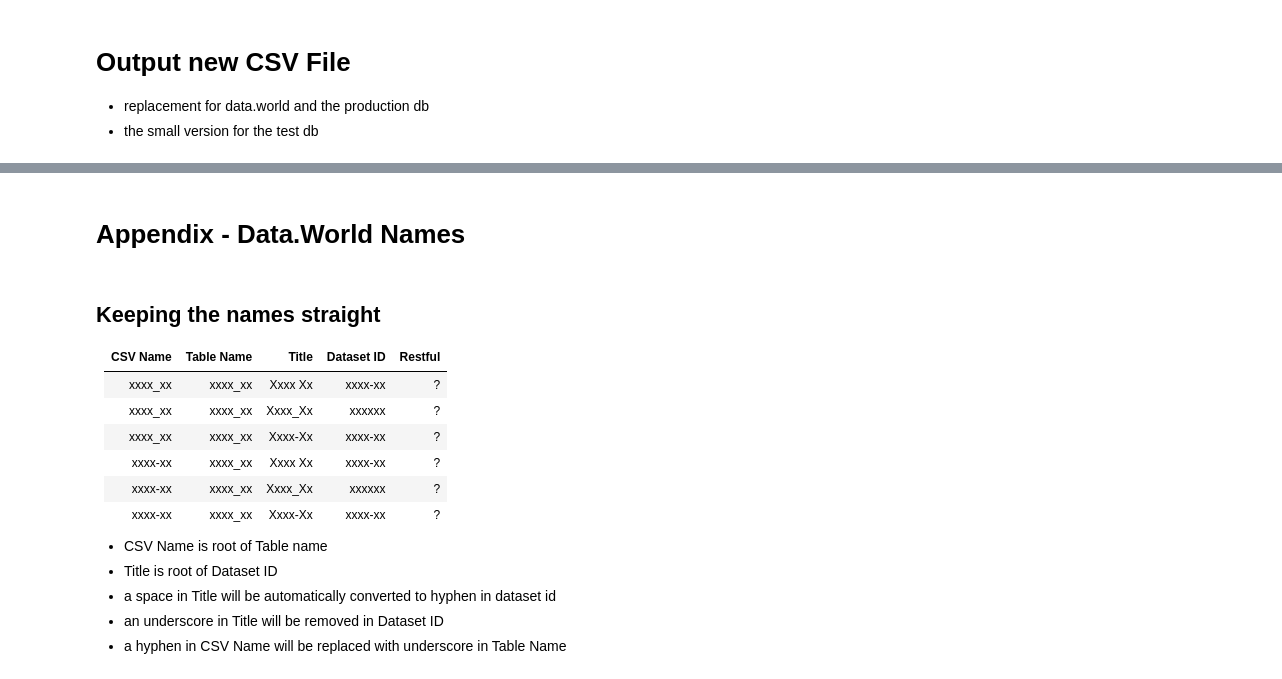
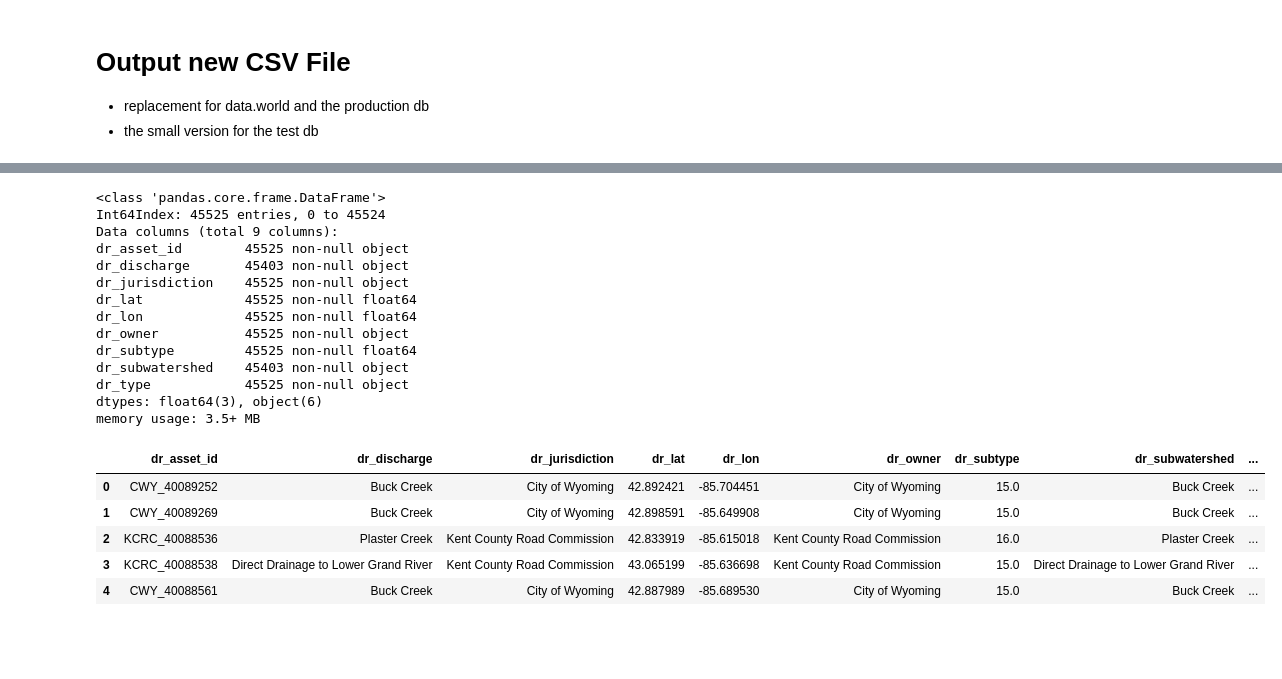
Before and after one commit to citizenlabsgr/data.world, a Jupyter notebook: scripts/adopt-a-drain/01.Dev.Process.ipynb, the cells around one changed output, grey strips where cells are left out. Saved outputs shown, nothing was run; the diff lists cells and outputs as text; code cells hidden in the pictures; blank space fills up the shorter version.

Commit message:
fixed missing col dr_discharge

```diff
--- a/scripts/adopt-a-drain/01.Dev.Process.ipynb
+++ b/scripts/adopt-a-drain/01.Dev.Process.ipynb
@@ -697,7 +775,8 @@ class CleanDrains(Clean):
 # %%
 class Wrangle(Process):
-    def __init__(self, maps):
+    def __init__(self, maps, expected_output_columns_list):
         self.maps=maps
+        self.expected_output_columns_list=expected_output_columns_list
 
     def get_dataframe(self):
         return self.dataframe
@@ -719,15 +798,6 @@ class Wrangle(Process):
 
         your_csv_file.close()
 
-    def validateOutputColumns(self):
-
-        #expected_lst = ['dr_subtype', 'dr_jurisdiction', 'dr_owner', 'dr_local_id', 'dr_facility_id', 'dr_subwatershed', 'dr_lon', 'dr_lat', 'dr_asset_id', 'dr_type', 'dr_sync_id']
-        expected_lst = ['facility_prefix', 'dr_subtype', 'dr_jurisdiction', 'dr_owner', 'dr_subwatershed', 'dr_lon', 'dr_lat', 'dr_asset_id', 'dr_type', 'dr_sync_id']
-
-        for nm in get_dataframe().columns.values:
-            if not nm in expected_lst:
-                raise Exception('{} is unexpected output for clean data'.format(nm))
-
 
     def filename(self, in_f):
         ps = in_f.split('/')
@@ -737,10 +807,11 @@ class Wrangle(Process):
         for xls in helper.get_raw_files('xls'):
             print(' -- convert ', xls)
             self.xls2csv(xls)
+    '''
+    def finalCSV(self):
 
-    def finalCSV(self):
         self.get_dataframe().to_csv(local_config["local_clean"], index=False)
-
+    '''
     def process(self):
         print('* Wrangle')
         # get list of raw data files
@@ -760,7 +831,9 @@ class Wrangle(Process):
         self.conversions() # convert excel files to csv
 
         # load these up first
-        concat_list.append(LoadDataWorld(dw_source).run().get_dataframe())
+        #dw_dataframe = LoadDataWorld(dw_source).run().get_dataframe()
+        #dw_dataframe = CleanDrains(dw_dataframe, self.maps['commonNameMap'], self.maps['region_map']).run().get_dataframe()
+        concat_list.append( LoadDataWorld(dw_source).run().get_dataframe() )
 
         # load up the files in the raw data folder
         for in_f in helper.get_raw_files('csv'):
@@ -777,6 +850,7 @@ class Wrangle(Process):
             self.set_dataframe( CleanDrains(self.get_dataframe(),
                                             self.maps['commonNameMap'],
                                             self.maps['region_map']).run().get_dataframe() )
+            #print('xxx', self.get_dataframe()['dr_discharge'])
 
             # COMPILE
 
@@ -785,11 +859,13 @@ class Wrangle(Process):
         '''
         --------------------------------- combine datasets
         '''
+
         self.set_dataframe( pd.concat(concat_list) )
 
         '''
         --------------------------------- Condense dataset (cols, rows)
         '''
+        #print('dr_discharge', self.get_dataframe()['dr_discharge'])
         self.set_dataframe( Condense(self.get_dataframe(),\
                                      expected_output_columns_list,\
                                      extraColumns,\
@@ -806,9 +882,11 @@ class Wrangle(Process):
             cell_log.collect('* deleted {} '.format(local_config['local_clean']))
 
         # stop if columns are not expected
-        #self.validateOutputColumns(self.get_dataframe())
-        self.finalCSV()
+        #self.validateOutputColumns()
+
+        # self.finalCSV()
         #df_source.to_csv(local_config["local_clean"], index=False)
+        OutputDrains(self.get_dataframe(), self.expected_output_columns_list).run()
 # %% [markdown]
 ## Wrangling Script
 # %%
@@ -816,8 +894,8 @@ class Wrangle(Process):
 # testing
 # current dataset from dataworld
 dw_source = 'citizenlabs/grb-storm-drains-2019-04-03'
-wrangle=Wrangle(maps)
-cell_log.clear()
+wrangle=Wrangle(maps, expected_output_columns_list)
+
 if ENV_ERROR:
     cell_log.collect("# Script Failure!!")
     cell_log.collect("# !!! Missing Environment Variables !!!")
@@ -825,5 +903,7 @@ if ENV_ERROR:
 else:
     # get list of raw data files
     wrangle.run()
+
+#print('wrangle dr_discharge', wrangle.get_dataframe()['dr_discharge'])
 # %% [output]
 * Wrangle
@@ -968,19 +930,24 @@ df_small.to_csv( tfn, index=False)
-# %% [markdown]
-# Appendix - Data.World Names
-# %% [markdown]
-## Keeping the names straight
-
-| CSV Name      | Table Name    | Title          | Dataset ID      | Restful |
-| :------------ |:------------- | :------------- | :-------------  | :------------- |
-| xxxx_xx       | xxxx_xx       | Xxxx Xx        | xxxx-xx         |    ?     |
-| xxxx_xx       | xxxx_xx       | Xxxx_Xx        | xxxxxx          |    ?            |
-| xxxx_xx       | xxxx_xx       | Xxxx-Xx        | xxxx-xx         |    ?         |
-| xxxx-xx       | xxxx_xx       | Xxxx Xx        | xxxx-xx         |    ?         |
-| xxxx-xx       | xxxx_xx       | Xxxx_Xx        | xxxxxx          |    ?         |
-| xxxx-xx       | xxxx_xx       | Xxxx-Xx        | xxxx-xx         |    ?         |
-
-* CSV Name is root of Table name
-* Title is root of Dataset ID
-* a space in Title will be automatically converted to hyphen in dataset id
-* an underscore in Title will be removed in Dataset ID
-* a hyphen in CSV Name will be replaced with underscore in Table Name
+# %%
+wrangle.get_dataframe().info()
+wrangle.get_dataframe().head()
+# %% [output]
+<class 'pandas.core.frame.DataFrame'>
+Int64Index: 45525 entries, 0 to 45524
+Data columns (total 9 columns):
+dr_asset_id        45525 non-null object
+dr_discharge       45403 non-null object
+dr_jurisdiction    45525 non-null object
+dr_lat             45525 non-null float64
+dr_lon             45525 non-null float64
+dr_owner           45525 non-null object
+dr_subtype         45525 non-null float64
+dr_subwatershed    45403 non-null object
+dr_type            45525 non-null object
+dtypes: float64(3), object(6)
+memory usage: 3.5+ MB
+|  | dr_asset_id | dr_discharge | dr_jurisdiction | dr_lat | dr_lon | dr_owner | dr_subtype | dr_subwatershed | ... |
+| 0 | CWY_40089252 | Buck Creek | City of Wyoming | 42.892421 | -85.704451 | City of Wyoming | 15.0 | Buck Creek | ... |
+| 1 | CWY_40089269 | Buck Creek | City of Wyoming | 42.898591 | -85.649908 | City of Wyoming | 15.0 | Buck Creek | ... |
+| 2 | KCRC_40088536 | Plaster Creek | Kent County Road Commission | 42.833919 | -85.615018 | Kent County Road Commission | 16.0 | Plaster Creek | ... |
+| 3 | KCRC_40088538 | Direct Drainage to Lower Grand River | Kent County Road Commission | 43.065199 | -85.636698 | Kent County Road Commission | 15.0 | Direct Drainage to Lower Grand River | ... |
+| 4 | CWY_40088561 | Buck Creek | City of Wyoming | 42.887989 | -85.689530 | City of Wyoming | 15.0 | Buck Creek | ... |
```
Also changed, not shown: parts of 10 cells of this notebook, 3 other files.
